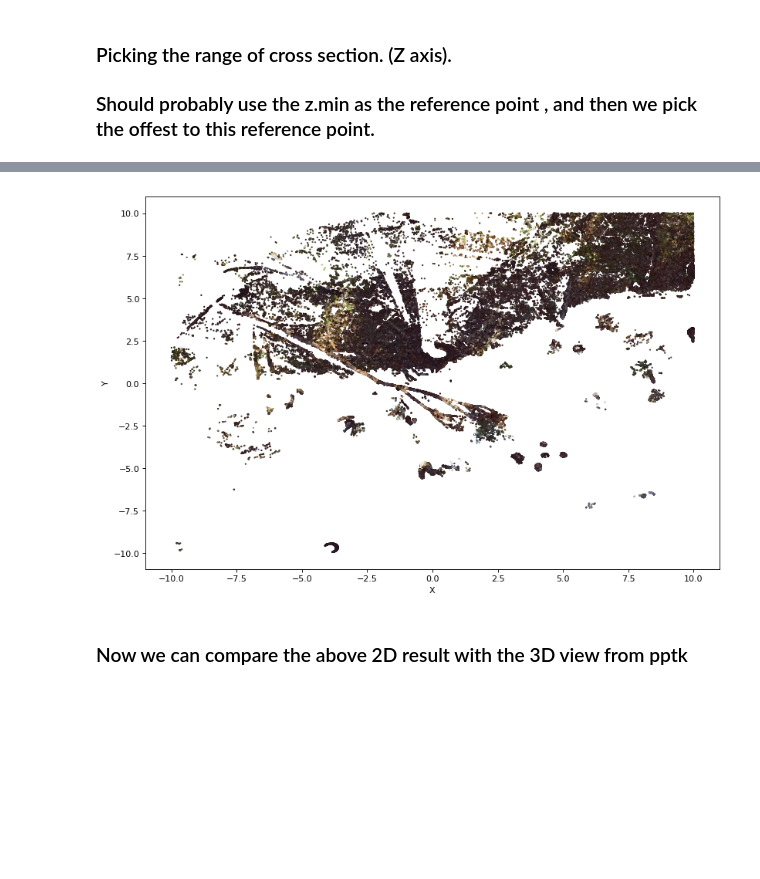
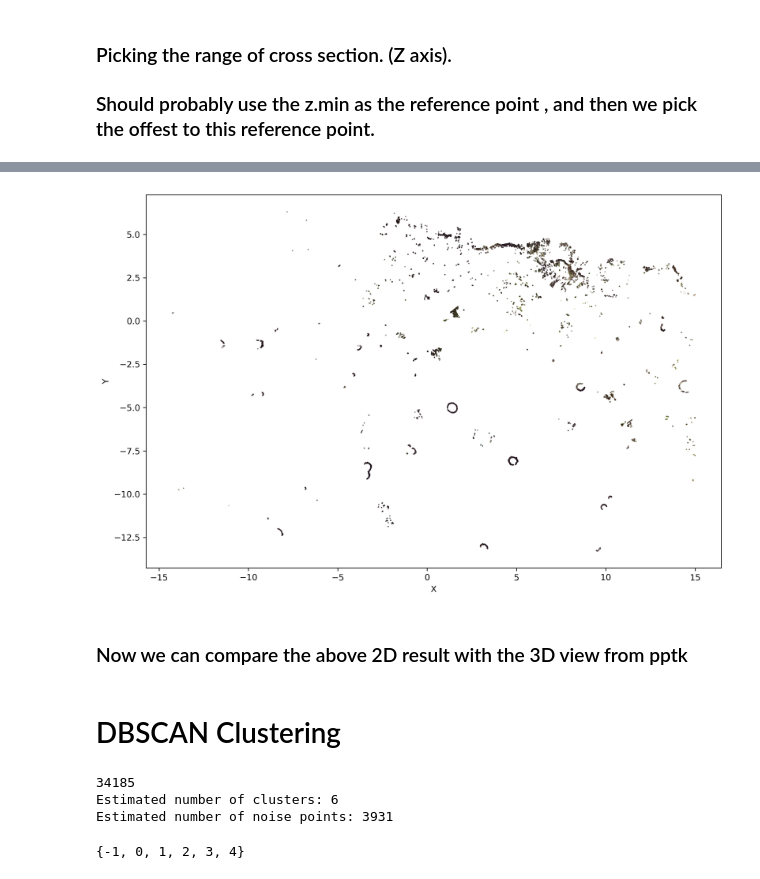
Before and after one commit to iknow1988/MAMIF, a Jupyter notebook: Preprocessing For cross-section.ipynb, the cells around one changed output, grey strips where cells are left out. Drawn from its saved outputs; the diff is of its cells as text; code cells hidden in the pictures; blank space fills up the shorter version.

Commit message:
clustering

```diff
--- a/Preprocessing For cross-section.ipynb
+++ b/Preprocessing For cross-section.ipynb
@@ -96,7 +141,9 @@ Z: min : 83.664756746465 meters   max 305.477813752406 meters
+# %%
+df['Z'] = np.where(df['Z'] > df['Z'].min(), df['Z'] - abs(df['Z'].min()), df['Z'])
 # %% [markdown]
 ### Filter out the points that outside the a given diameter from the center point.
 # %%
-DIAMETER_OF_INTEREST = 10
+DIAMETER_OF_INTEREST = 15
 
 D = DIAMETER_OF_INTEREST
 df_filtered = df[(df['X'] <= D) & (df['X'] >= -D) & (df['Y'] <= D) & (df['Y'] >= -D)]
@@ -151,6 +177,6 @@ z_min = df_filtered['Z'].min()
 
 print("The reference level is {} meter ".format(z_min))
 # Picking the range of cross section. (Z axis).
-CROSS_SECTION_MIN = 4 + z_min
-CROSS_SECTION_MAX = 6 + z_min
+CROSS_SECTION_MIN = 4.5 + z_min
+CROSS_SECTION_MAX = 4.55 + z_min
 # %% [output]
@@ -186,21 +195,13 @@ def filter_by_high_rage(df , z_min = CROSS_SECTION_MIN, z_max = CROSS_SECTION_MA
-# %%
-#2d pllotting
-def plot_2d(df):
-    fig=plt.figure(figsize=(12, 8), dpi= 80, facecolor='w', edgecolor='k')
-    plt.scatter(df['X'].values, df['Y'].values,c = df[['Red','Green','Blue']].values/255.0, s= 1.0)
-    plt.xlabel('X')
-    plt.ylabel('Y')
-    plt.show()
 # %%
-SIZE_USED = 0.6
+SIZE_USED = 1.0
 
 SIZE = int(df_z_filtered.shape[0] * SIZE_USED)
 
 # df_z_filtered.sample(SIZE)
 
-plot_2d(df_z_filtered.sample(SIZE))
+plot_2d(df_z_filtered.sample(SIZE, random_state = 42))
 # plot_2d(df_z_filtered)
 # %% [output]
-[figure, old version]
+[figure, new version]
 # %% [markdown]
 ### Now we can compare the above 2D result with the 3D view from pptk
@@ -215,0 +214,2 @@ plot_pptk(df_z_filtered)
+# %% [markdown]
+# DBSCAN Clustering
@@ -215,0 +224,23 @@ plot_pptk(df_z_filtered)
+# %%
+SIZE_USED = 1.0
+SIZE = int(df_z_filtered.shape[0] * SIZE_USED)
+print(SIZE)
+X = df_z_filtered.sample(SIZE, random_state = 42).values
+db = DBSCAN(eps=6, min_samples=20).fit(X)
+core_samples_mask = np.zeros_like(db.labels_, dtype=bool)
+core_samples_mask[db.core_sample_indices_] = True
+labels = db.labels_
+# Number of clusters in labels, ignoring noise if present.
+n_clusters_ = len(set(labels)) - (1 if -1 in labels else 0)
+n_noise_ = list(labels).count(-1)
+
+print('Estimated number of clusters: %d' % n_clusters_)
+print('Estimated number of noise points: %d' % n_noise_)
+# %% [output]
+34185
+Estimated number of clusters: 6
+Estimated number of noise points: 3931
+# %%
+set(labels)
+# %% [output]
+{-1, 0, 1, 2, 3, 4}
```
Also changed, not shown: parts of 21 cells of this notebook.
